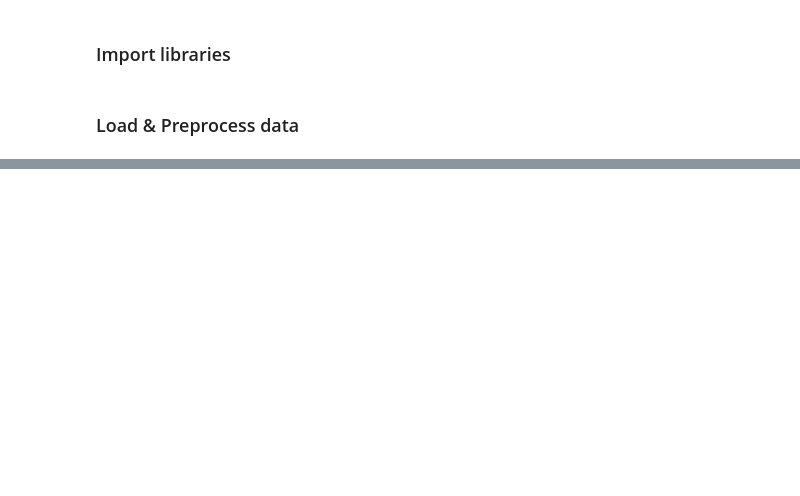
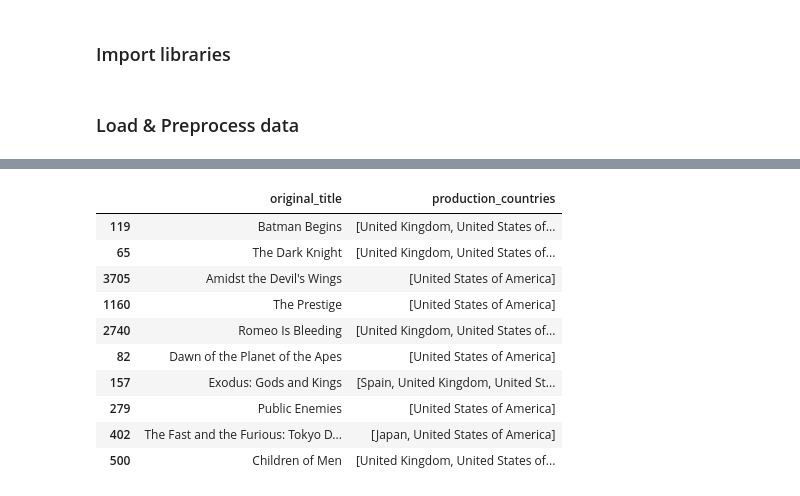
Before and after one commit to duartena/TXAI_Project, a Jupyter notebook: main_2 copy.ipynb, the cells around one changed output, grey strips where cells are left out. Saved outputs shown, nothing was run; the diff lists cells and outputs as text; code cells hidden in the pictures; blank space fills up the shorter version.

```diff
--- a/main_2 copy.ipynb
+++ b/main_2 copy.ipynb
@@ -86,0 +221,4 @@ Error:
+# %%
+def create_soup(x):
+    return ' '.join(x['cast']) + ' ' + x['director'] + ' ' + ' '.join(x['genres'])
+tmdb_5000_movies['soup'] = tmdb_5000_movies.apply(create_soup, axis=1)
@@ -86,0 +234,9 @@ Error:
+# %%
+from sklearn.feature_extraction.text import CountVectorizer
+
+count = CountVectorizer(stop_words='english')
+count_matrix = count.fit_transform(tmdb_5000_movies['soup'])
+# %%
+from sklearn.metrics.pairwise import cosine_similarity
+
+cosine_sim2 = cosine_similarity(count_matrix, count_matrix)
@@ -86,0 +246,14 @@ Error:
+# %%
+get_recommendations('The Dark Knight Rises', cosine_sim2)
+# %% [output]
+|  | original_title | production_countries |
+| 119 | Batman Begins | [United Kingdom, United States of... |
+| 65 | The Dark Knight | [United Kingdom, United States of... |
+| 3705 | Amidst the Devil's Wings | [United States of America] |
+| 1160 | The Prestige | [United States of America] |
+| 2740 | Romeo Is Bleeding | [United Kingdom, United States of... |
+| 82 | Dawn of the Planet of the Apes | [United States of America] |
+| 157 | Exodus: Gods and Kings | [Spain, United Kingdom, United St... |
+| 279 | Public Enemies | [United States of America] |
+| 402 | The Fast and the Furious: Tokyo D... | [Japan, United States of America] |
+| 500 | Children of Men | [United Kingdom, United States of... |
```
Also changed, not shown: parts of 22 cells of this notebook.
